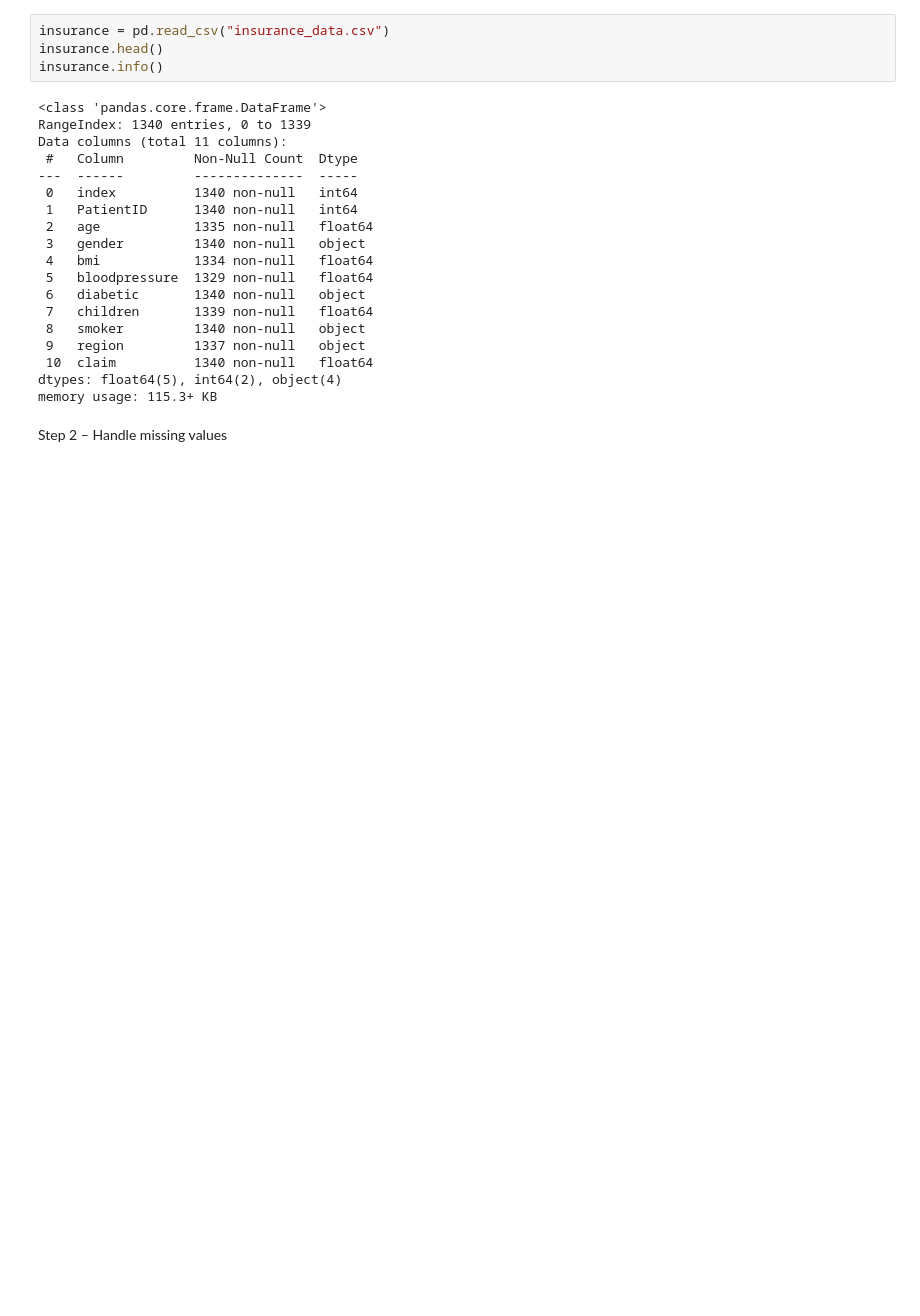
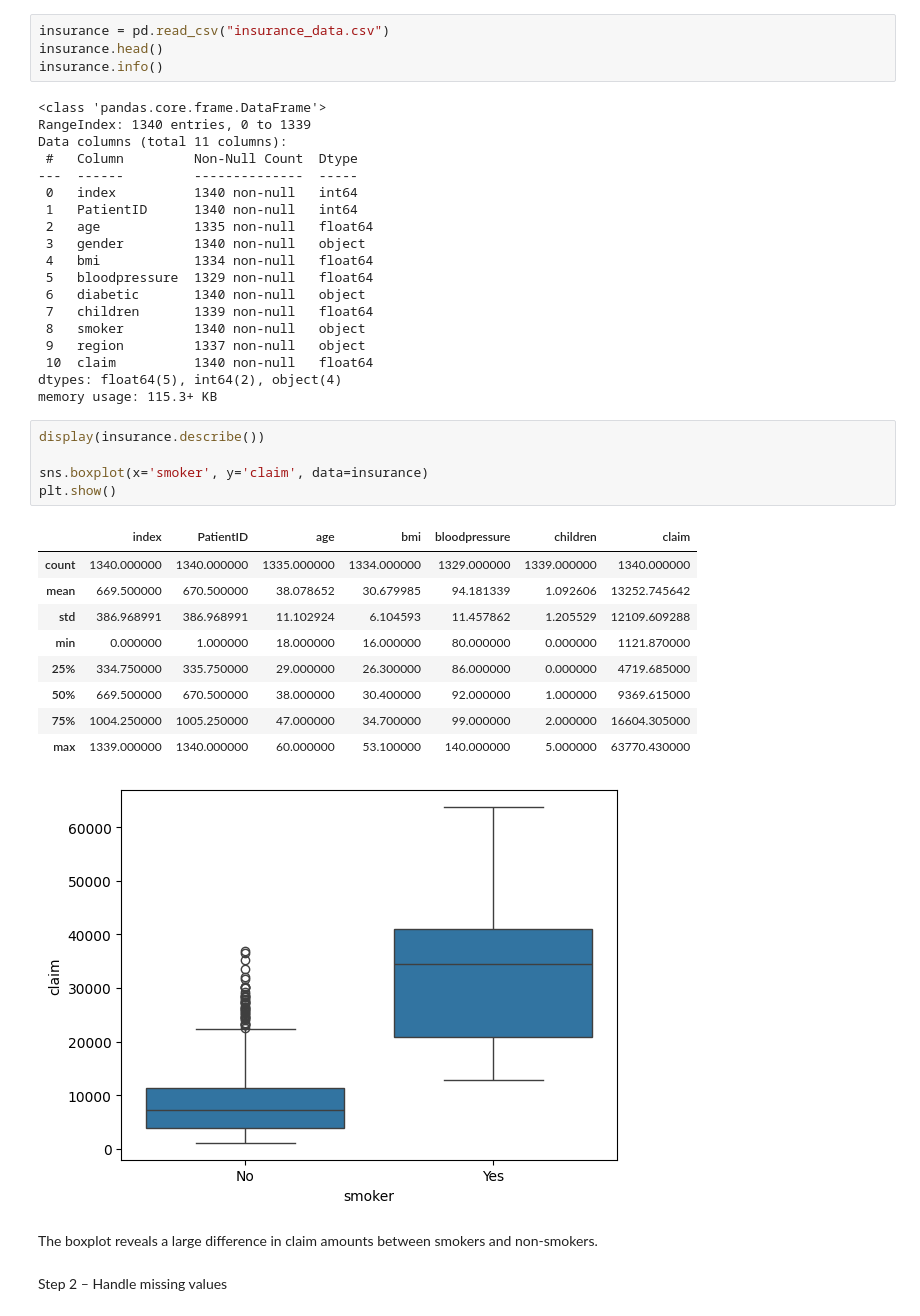
Before and after one commit to RyanChen1002/insurance-claim-analysis, a Jupyter notebook: Insurance_Claim_Analysis.ipynb, the cells around one changed output. Saved outputs shown, nothing was run; the diff lists cells and outputs as text; blank space fills up the shorter version.

```diff
--- a/Insurance_Claim_Analysis.ipynb
+++ b/Insurance_Claim_Analysis.ipynb
@@ -29,6 +30,24 @@ Data columns (total 11 columns):
  10  claim          1340 non-null   float64
 dtypes: float64(5), int64(2), object(4)
 memory usage: 115.3+ KB
+# %%
+display(insurance.describe())
+
+sns.boxplot(x='smoker', y='claim', data=insurance)
+plt.show()
+# %% [output]
+|  | index | PatientID | age | bmi | bloodpressure | children | claim |
+| count | 1340.000000 | 1340.000000 | 1335.000000 | 1334.000000 | 1329.000000 | 1339.000000 | 1340.000000 |
+| mean | 669.500000 | 670.500000 | 38.078652 | 30.679985 | 94.181339 | 1.092606 | 13252.745642 |
+| std | 386.968991 | 386.968991 | 11.102924 | 6.104593 | 11.457862 | 1.205529 | 12109.609288 |
+| min | 0.000000 | 1.000000 | 18.000000 | 16.000000 | 80.000000 | 0.000000 | 1121.870000 |
+| 25% | 334.750000 | 335.750000 | 29.000000 | 26.300000 | 86.000000 | 0.000000 | 4719.685000 |
+| 50% | 669.500000 | 670.500000 | 38.000000 | 30.400000 | 92.000000 | 1.000000 | 9369.615000 |
+| 75% | 1004.250000 | 1005.250000 | 47.000000 | 34.700000 | 99.000000 | 2.000000 | 16604.305000 |
+| max | 1339.000000 | 1340.000000 | 60.000000 | 53.100000 | 140.000000 | 5.000000 | 63770.430000 |
+[figure, added]
+# %% [markdown]
+The boxplot reveals a large difference in claim amounts between smokers and non-smokers.
 # %% [markdown]
 Step 2 – Handle missing values
 # %%
```
Also changed, not shown: parts of 11 cells of this notebook.
